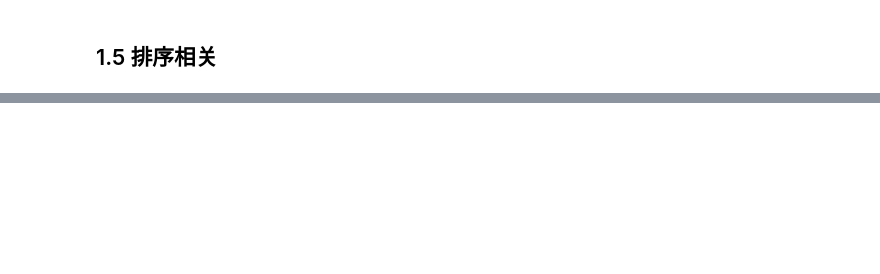
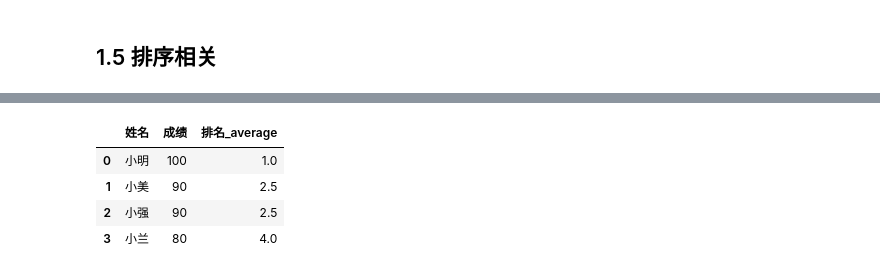
Before and after one commit to lawtherLee/jupyter_study, a Jupyter notebook: pandas/07_pandas操作df_增删改查.ipynb, the cells around one changed output, grey strips where cells are left out. Drawn from its saved outputs; the diff is of its cells as text; code cells hidden in the pictures; blank space fills up the shorter version.

```diff
--- a/pandas/07_pandas操作df_增删改查.ipynb
+++ b/pandas/07_pandas操作df_增删改查.ipynb
@@ -233,9 +309,22 @@ df2
 # %%
 # 用rank()函数, 对上述内容做排名.
 df2.rank(ascending=False)                       # 按照成绩, 降序排名.
 df2.rank(ascending=False, method='average')     # 效果同上, 按照成绩, 降序排名.  评分一致, 取平均值
 df2.rank(ascending=False, method='min')         # 评分一致, 取最小值.
 df2.rank(ascending=False, method='max')         # 评分一致, 取最大值.
+#
+# # 掌握如下这个, 上述的了解排序原理即可.
+df2.rank(ascending=False, method='dense')       # 数值相同, 评分一致.  等价于SQL中的 dense_rank()
 
-# 掌握如下这个, 上述的了解排序原理即可.
-df2.rank(ascending=False, method='dense')       # 数值相同, 评分一致.  等价于SQL中的 dense_rank()
+# 只对成绩列做排名，不同method效果对比
+df2['排名_average'] = df2['成绩'].rank(ascending=False, method='average')
+# df2['排名_min'] = df2['成绩'].rank(ascending=False, method='min')
+# df2['排名_max'] = df2['成绩'].rank(ascending=False, method='max')
+# df2['排名_dense'] = df2['成绩'].rank(ascending=False, method='dense')
+df2
+# %% [output]
+|  | 姓名 | 成绩 | 排名_average |
+| 0 | 小明 | 100 | 1.0 |
+| 1 | 小美 | 90 | 2.5 |
+| 2 | 小强 | 90 | 2.5 |
+| 3 | 小兰 | 80 | 4.0 |
```
Also changed, not shown: parts of 6 cells of this notebook, 1 other file.
